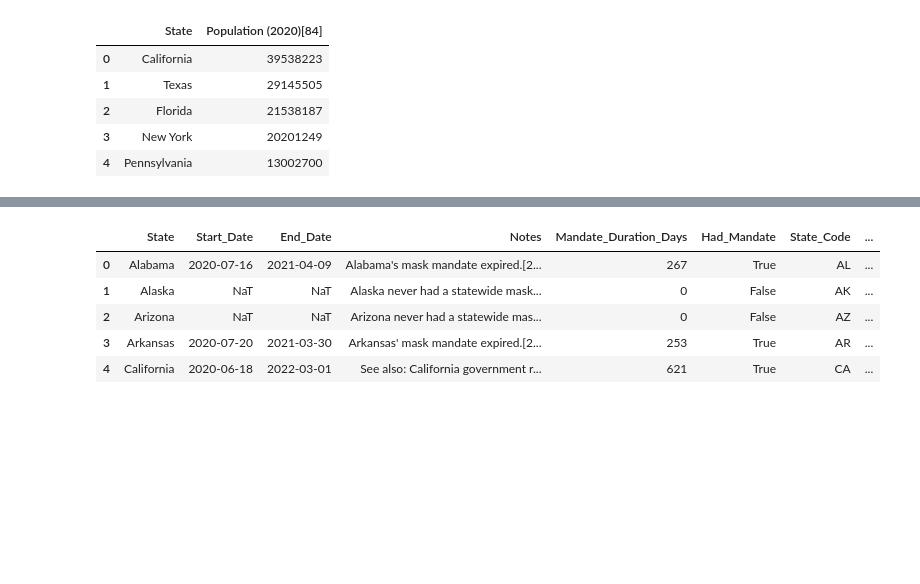
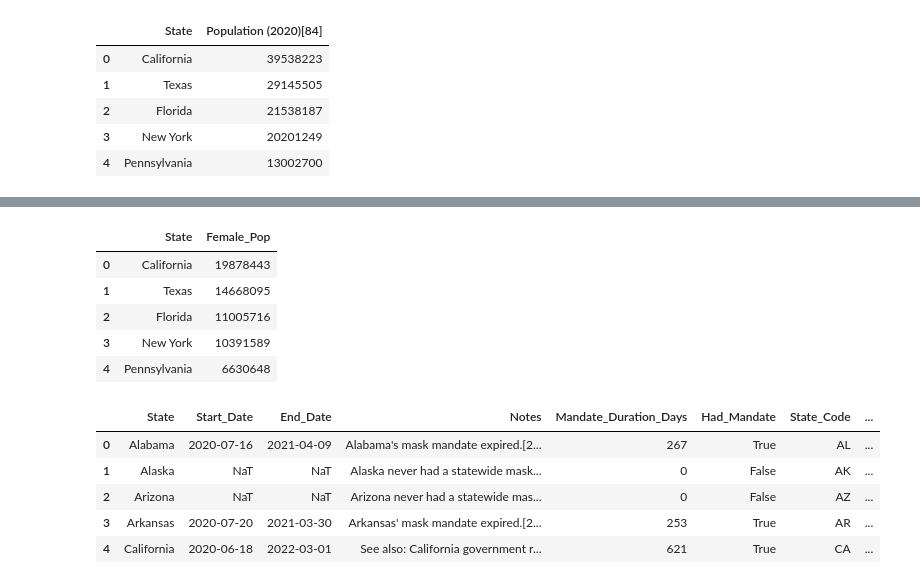
Before and after one commit to kaitlinjohnson1/Luxury_goods_project, a Jupyter notebook: code/visualisations_code.ipynb, the cells around one changed output, grey strips where cells are left out. Cells and saved outputs as stored; diff of their text form; code cells hidden in the pictures; blank space fills up the shorter version.

```diff
--- a/code/visualisations_code.ipynb
+++ b/code/visualisations_code.ipynb
@@ -1886 +1904,19 @@ Table 0
+# %%
+# Merge with state population dataframe
+df_female_pop = pd.merge(state_pop, df_ratio_clean, on='State', how='left')
+
+# Calculate the female population from this ratio
+df_female_pop["Female_Pop"] = df_female_pop["Population (2020)[84]"] / (1+df_female_pop['M_F_Ratio'] / 100 )
+pd.set_option('display.float_format', '{:.0f}'.format)
+
+# Drop unneeded columns
+df_female_pop = df_female_pop.drop(columns=["Population (2020)[84]", "M_F_Ratio"])
+df_female_pop.head()
+# %% [output]
+|  | State | Female_Pop |
+| 0 | California | 19878443 |
+| 1 | Texas | 14668095 |
+| 2 | Florida | 11005716 |
+| 3 | New York | 10391589 |
+| 4 | Pennsylvania | 6630648 |
 # %%
```
Also changed, not shown: parts of 7 cells of this notebook.
